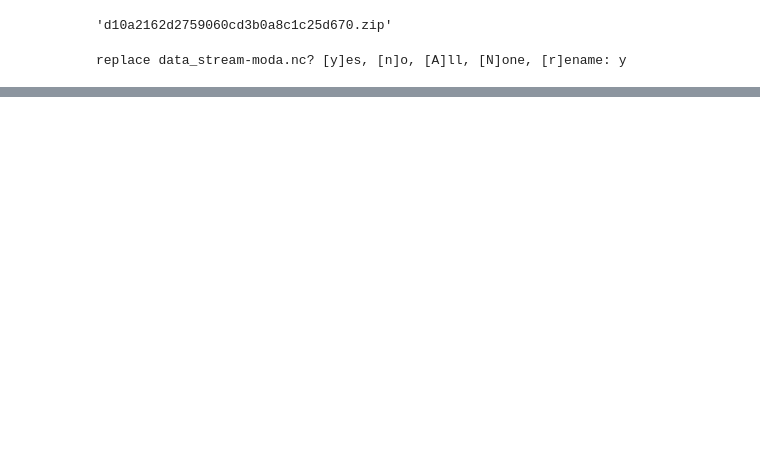
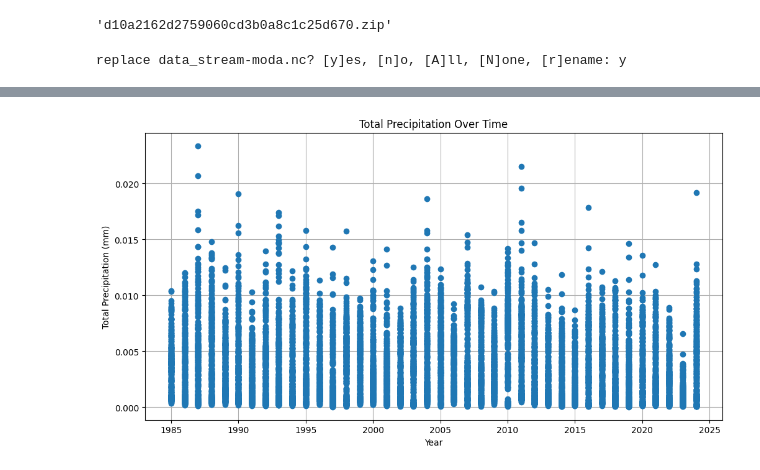
Before and after one commit to Mariannly/Quark5-CoAfina2025, a Jupyter notebook: leer_datos.ipynb, the cells around one changed output, grey strips where cells are left out. Drawn from its saved outputs; the diff is of its cells as text; code cells hidden in the pictures; blank space fills up the shorter version.

```diff
--- a/leer_datos.ipynb
+++ b/leer_datos.ipynb
@@ -96,10 +100,10 @@ data_file = 'd10a2162d2759060cd3b0a8c1c25d670.zip'
 # %% [output]
 replace data_stream-moda.nc? [y]es, [n]o, [A]ll, [N]one, [r]ename: y
 # %%
+file = "data_stream-moda.nc"
 
-
-# Open the GRIB file using xarray
-ds = xr.open_dataset(data_file, engine='cfgrib')
+# Open the NetCDF file using xarray
+ds = xr.open_dataset(file)
 
 # Display the dataset information
 print(ds)
@@ -124,0 +128,3 @@ EOFError: No valid message found: 'd10a2162d2759060cd3b0a8c1c25d670.zip'
+# %%
+df_ds = ds.to_dataframe()
+print(df_ds.head(-1))
@@ -124,0 +149,15 @@ EOFError: No valid message found: 'd10a2162d2759060cd3b0a8c1c25d670.zip'
+# %%
+# Extract year from the 'valid_time' level of the MultiIndex
+years = df_ds.index.get_level_values('valid_time').year
+
+# Create a new MultiIndex with 'year' as a new level, followed by the original levels
+new_index = pd.MultiIndex.from_arrays([years,
+                                        df_ds.index.get_level_values('valid_time'),
+                                        df_ds.index.get_level_values('latitude'),
+                                        df_ds.index.get_level_values('longitude')],
+                                       names=['year', 'valid_time', 'latitude', 'longitude'])
+
+# Assign the new MultiIndex to the DataFrame
+df_ds.index = new_index
+
+print(df_ds.head())
@@ -124,0 +182,4 @@ EOFError: No valid message found: 'd10a2162d2759060cd3b0a8c1c25d670.zip'
+# %%
+#select and drop all rowa with NaNs
+df_ds = df_ds.dropna()
+df_ds
@@ -124,0 +201,10 @@ EOFError: No valid message found: 'd10a2162d2759060cd3b0a8c1c25d670.zip'
+# %%
+plt.figure(figsize=(12, 6))
+plt.plot(years, df_ds['tp'], marker='o', linestyle='')
+plt.title('Total Precipitation Over Time')
+plt.xlabel('Year')
+plt.ylabel('Total Precipitation (mm)')
+plt.grid(True)
+plt.show()
+# %% [output]
+[figure, added]
```
Also changed, not shown: parts of 7 cells of this notebook.
